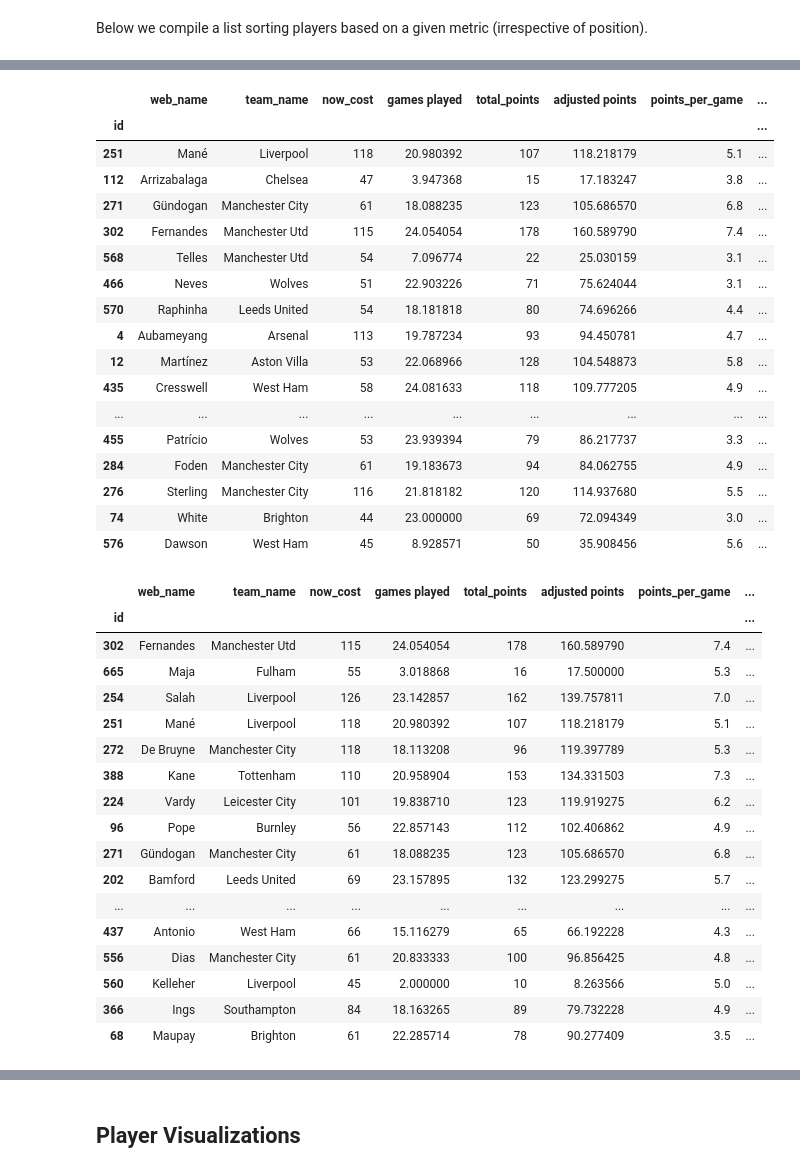
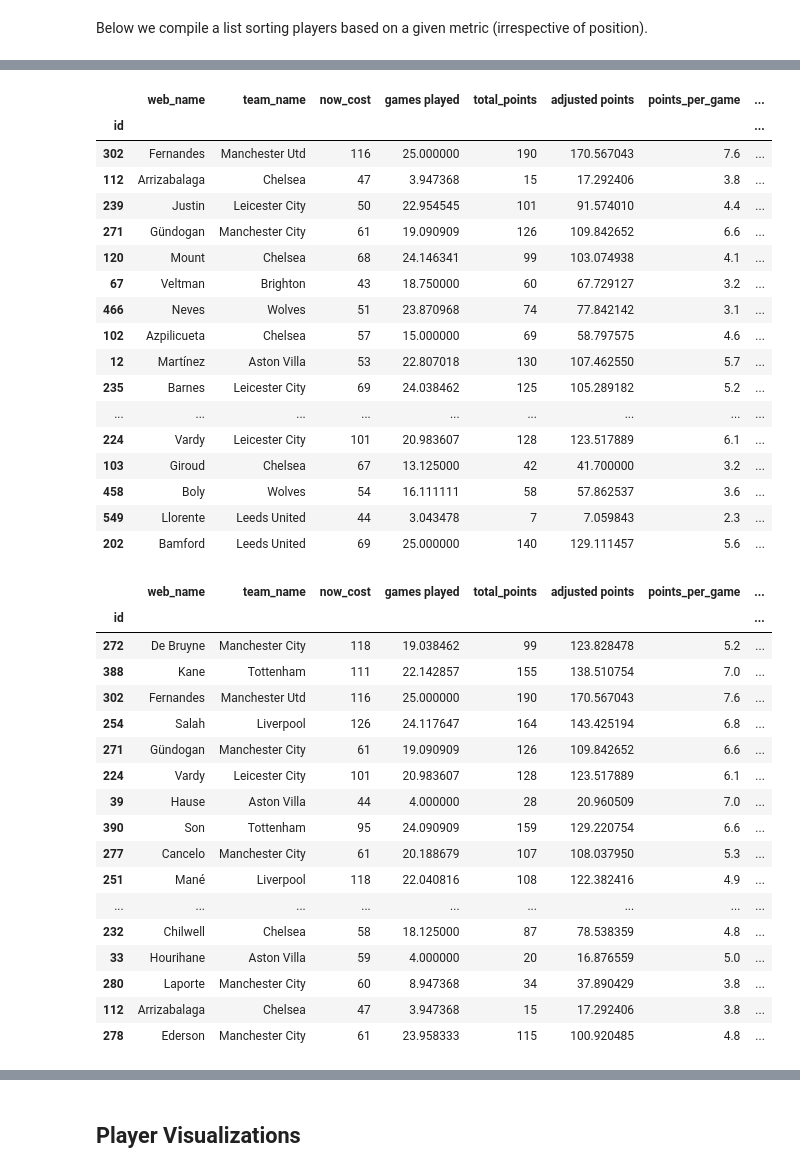
Before and after one commit to jaksticks/Fantasy-Premier-League, a Jupyter notebook: notebooks/4. playerEvaluation.ipynb, the cells around one changed output, grey strips where cells are left out. Drawn from its saved outputs; the diff is of its cells as text; code cells hidden in the pictures.

```diff
--- a/notebooks/4. playerEvaluation.ipynb
+++ b/notebooks/4. playerEvaluation.ipynb
@@ -4,7 +4,7 @@
 Here we compare players based on their adjusted points. Also, we calculate some useful metrics using the adjusted points to further evaluate player performance in FPL.
 # %%
 # recent gameweek
-gameweek = 24
+gameweek = 25
 # %%
 # import basic libraries
 import pandas as pd
@@ -218,47 +218,47 @@ display(df.sort_values(by=[metric], ascending=False)[['web_name','team_name','no
 # %% [output]
 |  | web_name | team_name | now_cost | games played | total_points | adjusted points | points_per_game | ... |
 | id |  |  |  |  |  |  |  | ... |
-| 251 | Mané | Liverpool | 118 | 20.980392 | 107 | 118.218179 | 5.1 | ... |
-| 112 | Arrizabalaga | Chelsea | 47 | 3.947368 | 15 | 17.183247 | 3.8 | ... |
-| 271 | Gündogan | Manchester City | 61 | 18.088235 | 123 | 105.686570 | 6.8 | ... |
-| 302 | Fernandes | Manchester Utd | 115 | 24.054054 | 178 | 160.589790 | 7.4 | ... |
-| 568 | Telles | Manchester Utd | 54 | 7.096774 | 22 | 25.030159 | 3.1 | ... |
-| 466 | Neves | Wolves | 51 | 22.903226 | 71 | 75.624044 | 3.1 | ... |
-| 570 | Raphinha | Leeds United | 54 | 18.181818 | 80 | 74.696266 | 4.4 | ... |
-| 4 | Aubameyang | Arsenal | 113 | 19.787234 | 93 | 94.450781 | 4.7 | ... |
-| 12 | Martínez | Aston Villa | 53 | 22.068966 | 128 | 104.548873 | 5.8 | ... |
-| 435 | Cresswell | West Ham | 58 | 24.081633 | 118 | 109.777205 | 4.9 | ... |
+| 302 | Fernandes | Manchester Utd | 116 | 25.000000 | 190 | 170.567043 | 7.6 | ... |
+| 112 | Arrizabalaga | Chelsea | 47 | 3.947368 | 15 | 17.292406 | 3.8 | ... |
+| 239 | Justin | Leicester City | 50 | 22.954545 | 101 | 91.574010 | 4.4 | ... |
+| 271 | Gündogan | Manchester City | 61 | 19.090909 | 126 | 109.842652 | 6.6 | ... |
+| 120 | Mount | Chelsea | 68 | 24.146341 | 99 | 103.074938 | 4.1 | ... |
+| 67 | Veltman | Brighton | 43 | 18.750000 | 60 | 67.729127 | 3.2 | ... |
+| 466 | Neves | Wolves | 51 | 23.870968 | 74 | 77.842142 | 3.1 | ... |
+| 102 | Azpilicueta | Chelsea | 57 | 15.000000 | 69 | 58.797575 | 4.6 | ... |
+| 12 | Martínez | Aston Villa | 53 | 22.807018 | 130 | 107.462550 | 5.7 | ... |
+| 235 | Barnes | Leicester City | 69 | 24.038462 | 125 | 105.289182 | 5.2 | ... |
 | ... | ... | ... | ... | ... | ... | ... | ... | ... |
-| 455 | Patrício | Wolves | 53 | 23.939394 | 79 | 86.217737 | 3.3 | ... |
-| 284 | Foden | Manchester City | 61 | 19.183673 | 94 | 84.062755 | 4.9 | ... |
-| 276 | Sterling | Manchester City | 116 | 21.818182 | 120 | 114.937680 | 5.5 | ... |
-| 74 | White | Brighton | 44 | 23.000000 | 69 | 72.094349 | 3.0 | ... |
-| 576 | Dawson | West Ham | 45 | 8.928571 | 50 | 35.908456 | 5.6 | ... |
+| 224 | Vardy | Leicester City | 101 | 20.983607 | 128 | 123.517889 | 6.1 | ... |
+| 103 | Giroud | Chelsea | 67 | 13.125000 | 42 | 41.700000 | 3.2 | ... |
+| 458 | Boly | Wolves | 54 | 16.111111 | 58 | 57.862537 | 3.6 | ... |
+| 549 | Llorente | Leeds United | 44 | 3.043478 | 7 | 7.059843 | 2.3 | ... |
+| 202 | Bamford | Leeds United | 69 | 25.000000 | 140 | 129.111457 | 5.6 | ... |
 # %%
-metric = 'next1_xP'
+metric = 'next5_xP'
 
 display(df.sort_values(by=[metric], ascending=False)[['web_name','team_name','now_cost',\
           'games played','total_points','adjusted points','points_per_game','adjusted points per game',metric,\
                                                   'valuePoints metric']].head(numberToShow))
 # %% [output]
 |  | web_name | team_name | now_cost | games played | total_points | adjusted points | points_per_game | ... |
 | id |  |  |  |  |  |  |  | ... |
-| 302 | Fernandes | Manchester Utd | 115 | 24.054054 | 178 | 160.589790 | 7.4 | ... |
-| 665 | Maja | Fulham | 55 | 3.018868 | 16 | 17.500000 | 5.3 | ... |
-| 254 | Salah | Liverpool | 126 | 23.142857 | 162 | 139.757811 | 7.0 | ... |
-| 251 | Mané | Liverpool | 118 | 20.980392 | 107 | 118.218179 | 5.1 | ... |
-| 272 | De Bruyne | Manchester City | 118 | 18.113208 | 96 | 119.397789 | 5.3 | ... |
-| 388 | Kane | Tottenham | 110 | 20.958904 | 153 | 134.331503 | 7.3 | ... |
-| 224 | Vardy | Leicester City | 101 | 19.838710 | 123 | 119.919275 | 6.2 | ... |
-| 96 | Pope | Burnley | 56 | 22.857143 | 112 | 102.406862 | 4.9 | ... |
-| 271 | Gündogan | Manchester City | 61 | 18.088235 | 123 | 105.686570 | 6.8 | ... |
-| 202 | Bamford | Leeds United | 69 | 23.157895 | 132 | 123.299275 | 5.7 | ... |
+| 272 | De Bruyne | Manchester City | 118 | 19.038462 | 99 | 123.828478 | 5.2 | ... |
+| 388 | Kane | Tottenham | 111 | 22.142857 | 155 | 138.510754 | 7.0 | ... |
+| 302 | Fernandes | Manchester Utd | 116 | 25.000000 | 190 | 170.567043 | 7.6 | ... |
+| 254 | Salah | Liverpool | 126 | 24.117647 | 164 | 143.425194 | 6.8 | ... |
+| 271 | Gündogan | Manchester City | 61 | 19.090909 | 126 | 109.842652 | 6.6 | ... |
+| 224 | Vardy | Leicester City | 101 | 20.983607 | 128 | 123.517889 | 6.1 | ... |
+| 39 | Hause | Aston Villa | 44 | 4.000000 | 28 | 20.960509 | 7.0 | ... |
+| 390 | Son | Tottenham | 95 | 24.090909 | 159 | 129.220754 | 6.6 | ... |
+| 277 | Cancelo | Manchester City | 61 | 20.188679 | 107 | 108.037950 | 5.3 | ... |
+| 251 | Mané | Liverpool | 118 | 22.040816 | 108 | 122.382416 | 4.9 | ... |
 | ... | ... | ... | ... | ... | ... | ... | ... | ... |
-| 437 | Antonio | West Ham | 66 | 15.116279 | 65 | 66.192228 | 4.3 | ... |
-| 556 | Dias | Manchester City | 61 | 20.833333 | 100 | 96.856425 | 4.8 | ... |
-| 560 | Kelleher | Liverpool | 45 | 2.000000 | 10 | 8.263566 | 5.0 | ... |
-| 366 | Ings | Southampton | 84 | 18.163265 | 89 | 79.732228 | 4.9 | ... |
-| 68 | Maupay | Brighton | 61 | 22.285714 | 78 | 90.277409 | 3.5 | ... |
+| 232 | Chilwell | Chelsea | 58 | 18.125000 | 87 | 78.538359 | 4.8 | ... |
+| 33 | Hourihane | Aston Villa | 59 | 4.000000 | 20 | 16.876559 | 5.0 | ... |
+| 280 | Laporte | Manchester City | 60 | 8.947368 | 34 | 37.890429 | 3.8 | ... |
+| 112 | Arrizabalaga | Chelsea | 47 | 3.947368 | 15 | 17.292406 | 3.8 | ... |
+| 278 | Ederson | Manchester City | 61 | 23.958333 | 115 | 100.920485 | 4.8 | ... |
 # %%
 metric = 'xG'
 
```
Also changed, not shown: parts of 8 cells of this notebook, 7 other files.
